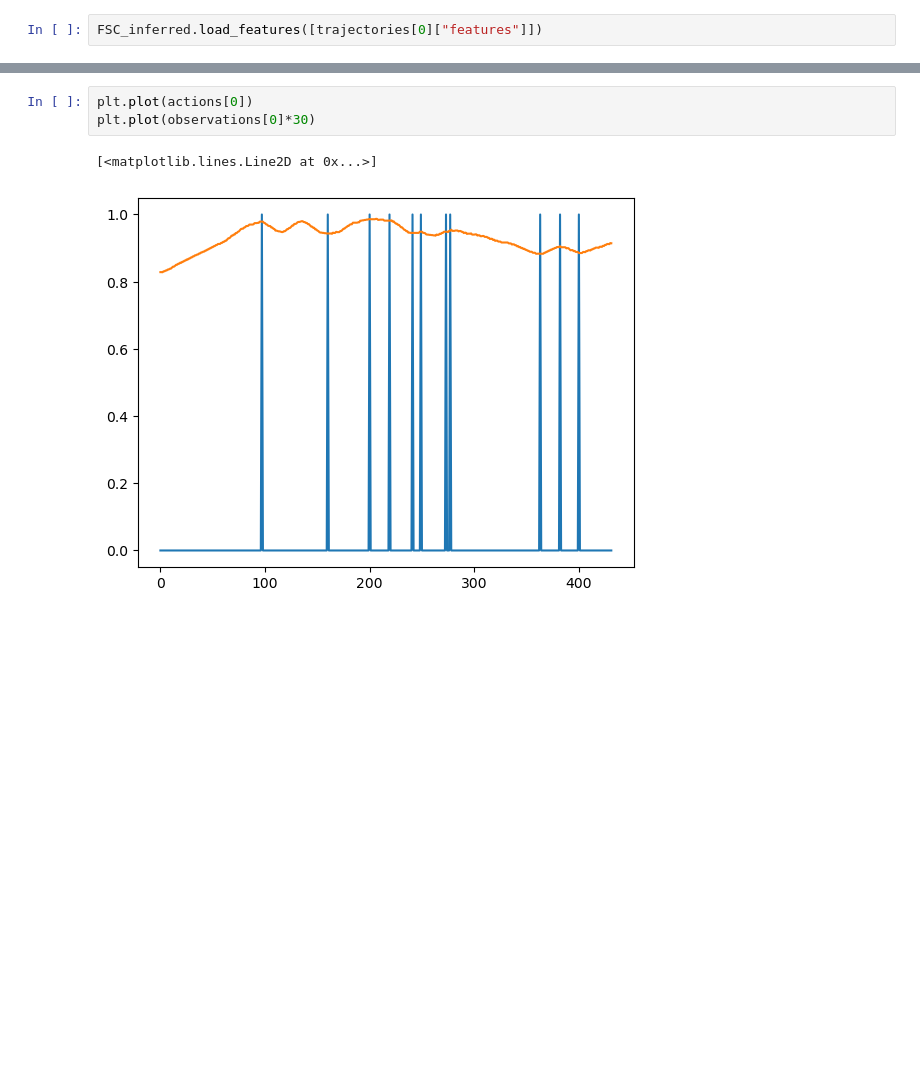
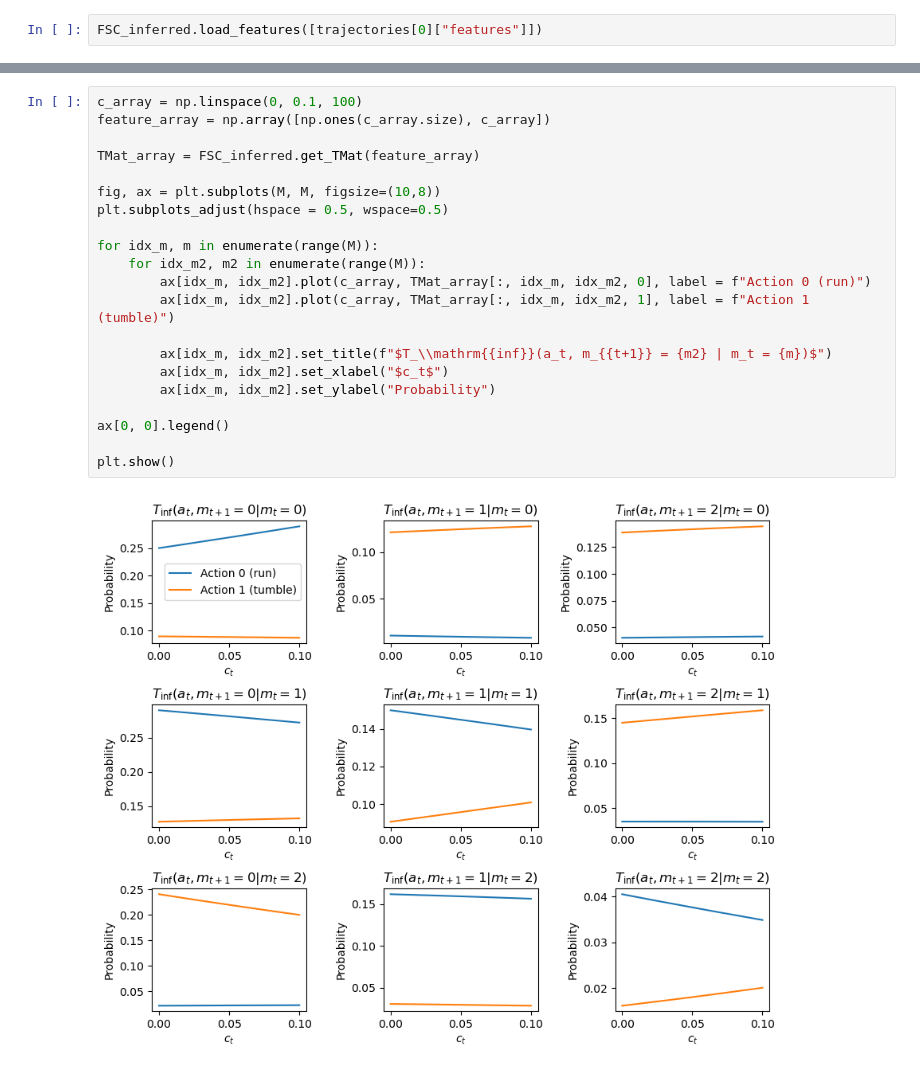
Before and after one commit to giorgionicoletti/InferenceFSCs, a Jupyter notebook: notebooks/data_tests.ipynb, the cells around one changed output, grey strips where cells are left out. Drawn from its saved outputs; the diff is of its cells as text; blank space fills up the shorter version.

```diff
--- a/notebooks/data_tests.ipynb
+++ b/notebooks/data_tests.ipynb
@@ -135,6 +157,23 @@ for idx_f in idxs_f:
-# %%
-plt.plot(actions[0])
-plt.plot(observations[0]*30)
-# %% [output]
-[<matplotlib.lines.Line2D at 0x...>]
-[figure, removed]
+# %%
+c_array = np.linspace(0, 0.1, 100)
+feature_array = np.array([np.ones(c_array.size), c_array])
+
+TMat_array = FSC_inferred.get_TMat(feature_array)
+
+fig, ax = plt.subplots(M, M, figsize=(10,8))
+plt.subplots_adjust(hspace = 0.5, wspace=0.5)
+
+for idx_m, m in enumerate(range(M)):
+    for idx_m2, m2 in enumerate(range(M)):
+        ax[idx_m, idx_m2].plot(c_array, TMat_array[:, idx_m, idx_m2, 0], label = f"Action 0 (run)")
+        ax[idx_m, idx_m2].plot(c_array, TMat_array[:, idx_m, idx_m2, 1], label = f"Action 1 (tumble)")
+
+        ax[idx_m, idx_m2].set_title(f"$T_\\mathrm{{inf}}(a_t, m_{{t+1}} = {m2} | m_t = {m})$")
+        ax[idx_m, idx_m2].set_xlabel("$c_t$")
+        ax[idx_m, idx_m2].set_ylabel("Probability")
+
+ax[0, 0].legend()
+
+plt.show()
+# %% [output]
+[figure, added]
```
Also changed, not shown: parts of 8 cells of this notebook, 2 other files.
